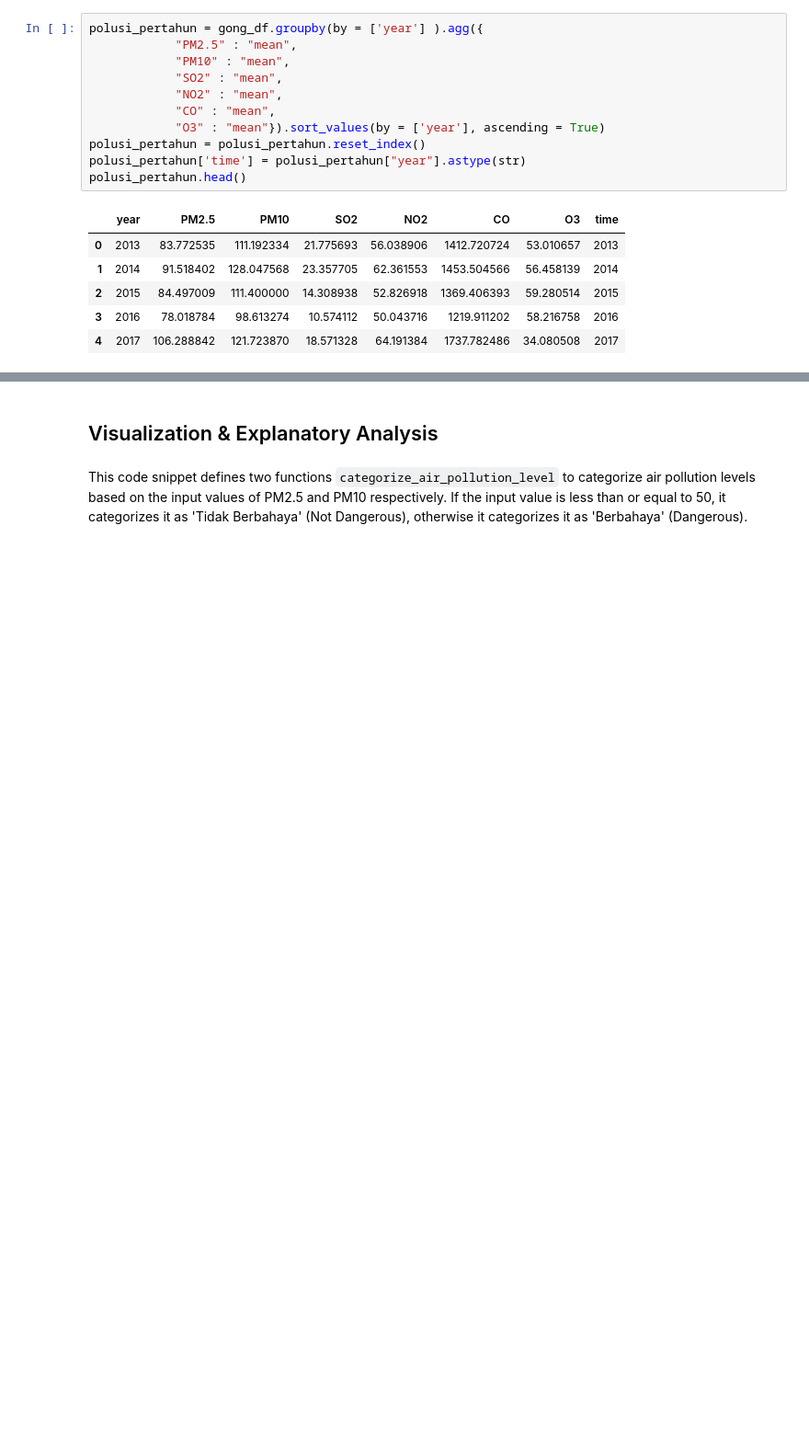
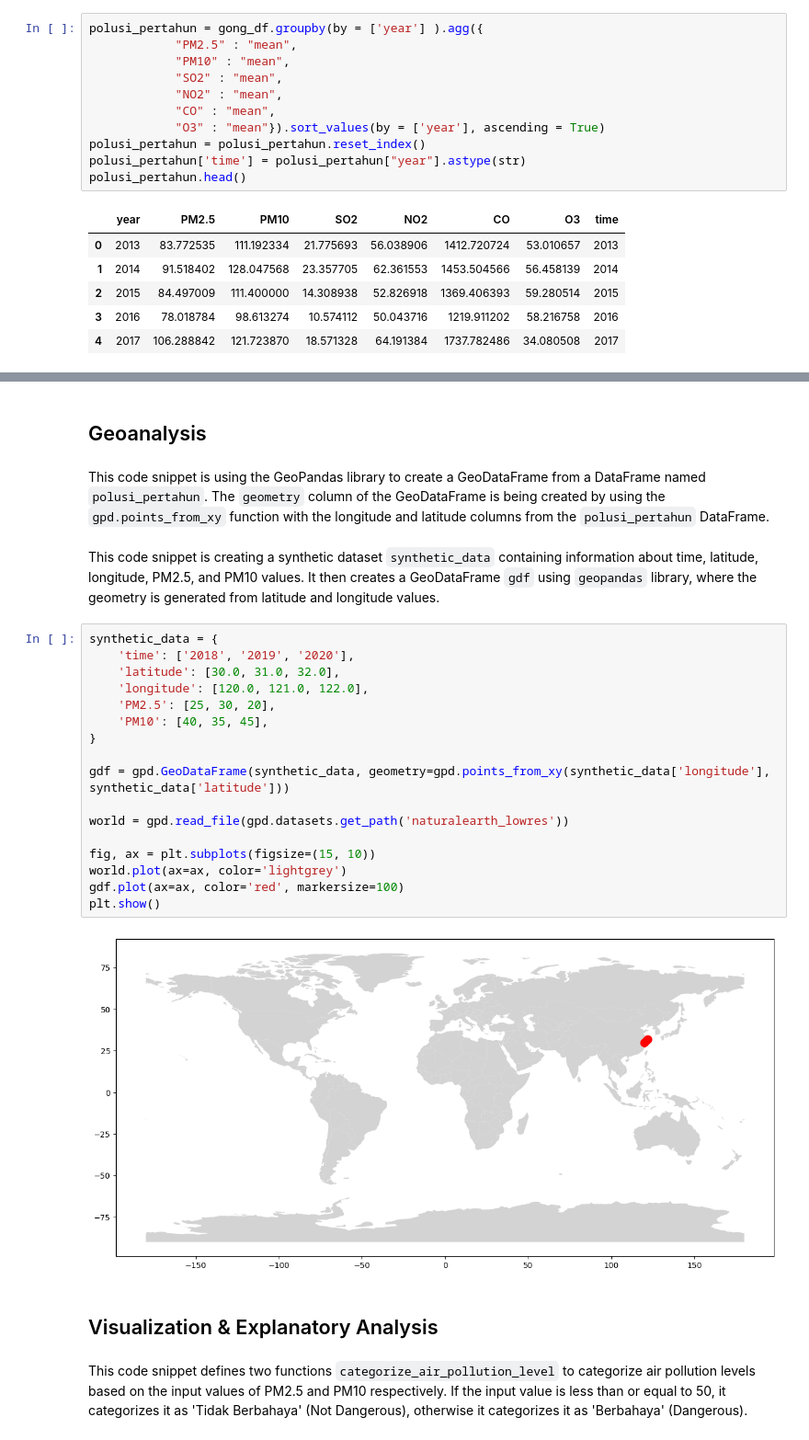
Before and after one commit to KHR00S/dashboard-airquality, a Jupyter notebook: kualitas udara gong.ipynb, the cells around one changed output, grey strips where cells are left out. Shown at 92% size. Drawn from its saved outputs; the diff is of its cells as text; blank space fills up the shorter version.

```diff
--- a/kualitas udara gong.ipynb
+++ b/kualitas udara gong.ipynb
@@ -246,3 +274,28 @@ polusi_pertahun.head()
+# %% [markdown]
+## Geoanalysis
+# %% [markdown]
+This code snippet is using the GeoPandas library to create a GeoDataFrame from a DataFrame named `polusi_pertahun`. The `geometry` column of the GeoDataFrame is being created by using the `gpd.points_from_xy` function with the longitude and latitude columns from the `polusi_pertahun` DataFrame.
+# %% [markdown]
+This code snippet is creating a synthetic dataset `synthetic_data` containing information about time, latitude, longitude, PM2.5, and PM10 values. It then creates a GeoDataFrame `gdf` using `geopandas` library, where the geometry is generated from latitude and longitude values.
+# %%
+synthetic_data = {
+    'time': ['2018', '2019', '2020'],
+    'latitude': [30.0, 31.0, 32.0],
+    'longitude': [120.0, 121.0, 122.0],
+    'PM2.5': [25, 30, 20],
+    'PM10': [40, 35, 45],
+}
+
+gdf = gpd.GeoDataFrame(synthetic_data, geometry=gpd.points_from_xy(synthetic_data['longitude'], synthetic_data['latitude']))
+
+world = gpd.read_file(gpd.datasets.get_path('naturalearth_lowres'))
+
+fig, ax = plt.subplots(figsize=(15, 10))
+world.plot(ax=ax, color='lightgrey')
+gdf.plot(ax=ax, color='red', markersize=100)
+plt.show()
+# %% [output]
+[figure, added]
 # %% [markdown]
 ## Visualization & Explanatory Analysis
 # %% [markdown]
```
Also changed, not shown: parts of 10 cells of this notebook, 1 other file.
